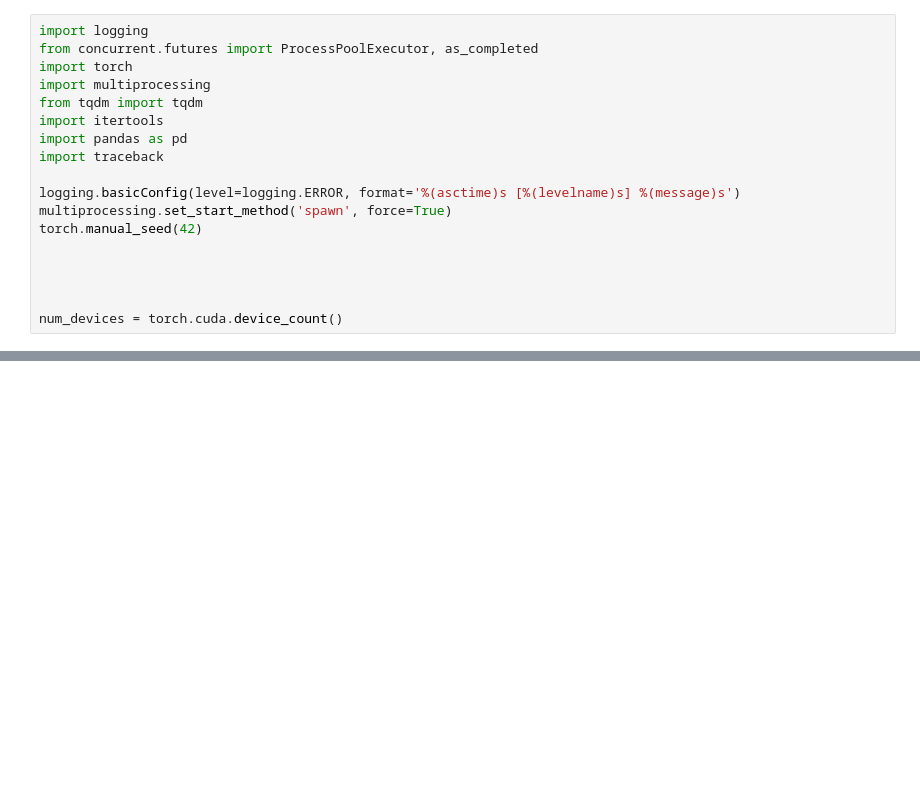
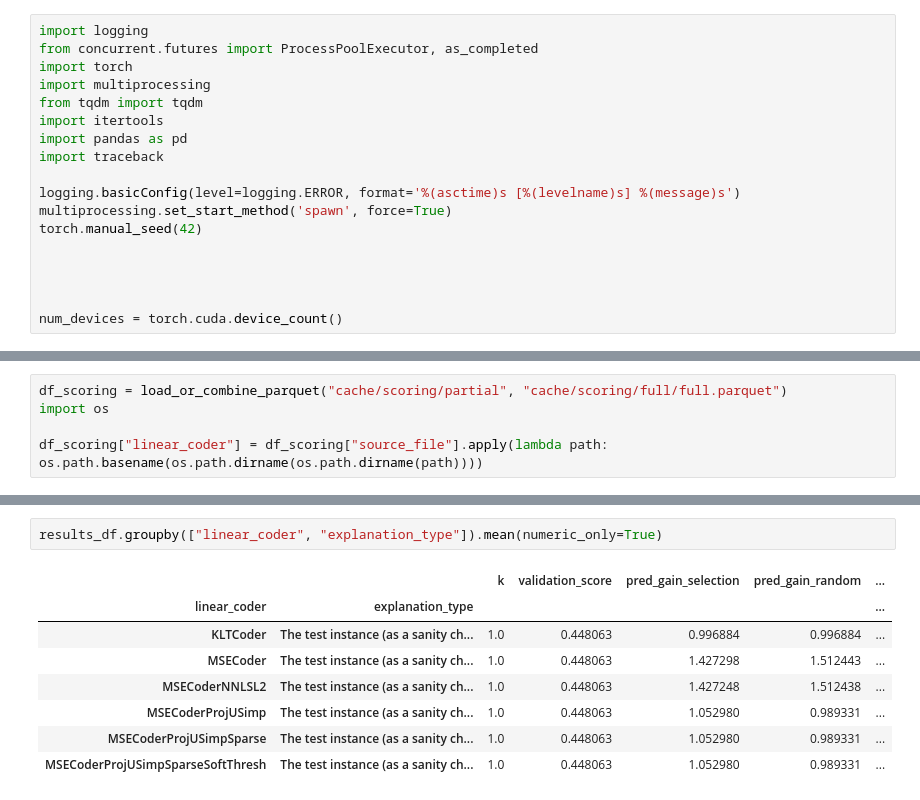
Before and after one commit to loris3/ceelm, a Jupyter notebook: validation.ipynb, the cells around one changed output, grey strips where cells are left out. Cells and saved outputs as stored; diff of their text form; blank space fills up the shorter version.

```diff
--- a/validation.ipynb
+++ b/validation.ipynb
@@ -366,0 +218,5 @@ df_scoring = pd.read_parquet("./cache/scoring/partial/")
+# %%
+df_scoring = load_or_combine_parquet("cache/scoring/partial", "cache/scoring/full/full.parquet")
+import os
+
+df_scoring["linear_coder"] = df_scoring["source_file"].apply(lambda path: os.path.basename(os.path.dirname(os.path.dirname(path))))
@@ -366,0 +375,11 @@ df_scoring = pd.read_parquet("./cache/scoring/partial/")
+# %%
+results_df.groupby(["linear_coder", "explanation_type"]).mean(numeric_only=True)
+# %% [output]
+|  |  | k | validation_score | pred_gain_selection | pred_gain_random | ... |
+| linear_coder | explanation_type |  |  |  |  | ... |
+| KLTCoder | The test instance (as a sanity ch... | 1.0 | 0.448063 | 0.996884 | 0.996884 | ... |
+| MSECoder | The test instance (as a sanity ch... | 1.0 | 0.448063 | 1.427298 | 1.512443 | ... |
+| MSECoderNNLSL2 | The test instance (as a sanity ch... | 1.0 | 0.448063 | 1.427248 | 1.512438 | ... |
+| MSECoderProjUSimp | The test instance (as a sanity ch... | 1.0 | 0.448063 | 1.052980 | 0.989331 | ... |
+| MSECoderProjUSimpSparse | The test instance (as a sanity ch... | 1.0 | 0.448063 | 1.052980 | 0.989331 | ... |
+| MSECoderProjUSimpSparseSoftThresh | The test instance (as a sanity ch... | 1.0 | 0.448063 | 1.052980 | 0.989331 | ... |
```
Also changed, not shown: parts of 28 cells of this notebook, 20 other files.
